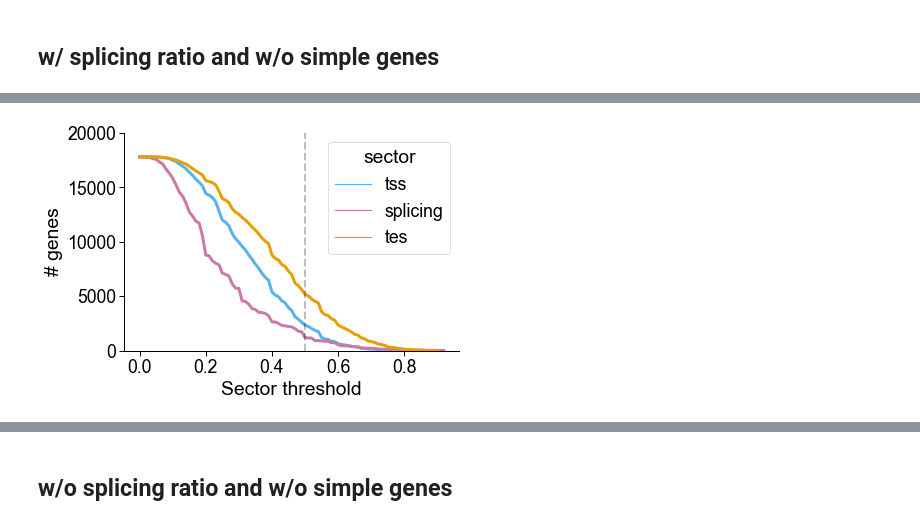
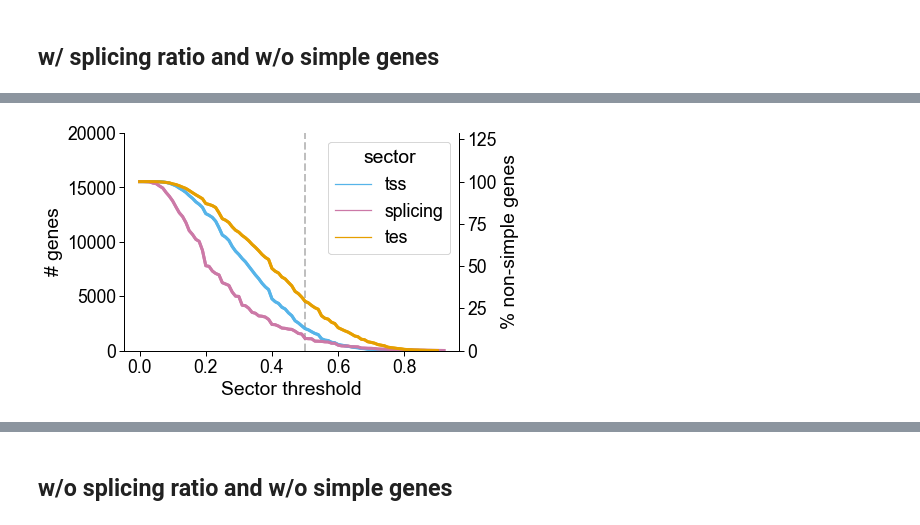
Before and after one commit to fairliereese/paper_rnawg, a Jupyter notebook: figures_revisions/revisions/sector_thresh_param_search.ipynb, the cells around one changed output, grey strips where cells are left out. Drawn from its saved outputs; the diff is of its cells as text; code cells hidden in the pictures.

```diff
--- a/figures_revisions/revisions/sector_thresh_param_search.ipynb
+++ b/figures_revisions/revisions/sector_thresh_param_search.ipynb
@@ -93,3 +93,10 @@ def assign_param_search_sector(df, kind, thresh, top='splicing_ratio', rm_simple
 ca = cerberus.read(cerberus_h5)
 df = ca.triplets.copy(deep=True)
 df = df.loc[df.source=='obs_det']
+# %%
+gtf_df, _, _ = get_gtf_info(ver=ver, how='gene', add_stable_gid=True)
+df = df.merge(gtf_df[['gid_stable', 'biotype_category']],
+              how='left',
+              left_on='gid',
+              right_on='gid_stable')
+df = df.loc[df.biotype_category==gene_subset]
@@ -190,6 +207,8 @@ big_df.head()
 | 0 | tss | 26542 | tss | 0.04 |
 # %% [markdown]
 ## w/ splicing ratio and w/o simple genes
+# %%
+n_non_simple = len(df.loc[df.sector!='simple'].index)
 # %%
 big_df = pd.DataFrame()
 for feat in ['tss', 'ic', 'tes']:
@@ -202,3 +221,8 @@ for feat in ['tss', 'ic', 'tes']:
         big_df = pd.concat([big_df, temp], axis=0)
         # if i%10 == 0:
         #     print(i)
+big_df['total_genes'] = n_non_simple
+# %%
+big_df.head()
+big_df['perc'] = (big_df.n_genes/big_df.total_genes)*100
+big_df.head()
@@ -205,20 +236,34 @@ for feat in ['tss', 'ic', 'tes']:
 # %%
 sns.set_context('paper', font_scale=2)
 mpl.rcParams['font.family'] = 'Arial'
 mpl.rcParams['pdf.fonttype'] = 42
 c_dict, order = get_sector_colors()
-ax = sns.lineplot(big_df, hue='sector', y='n_genes', x='thresh', linewidth=3, palette=c_dict)
-ax.set(xlabel='Sector threshold', ylabel='# genes', ylim=(0,20000))
-ylims = ax.get_ylim()
-xlims = ax.get_xlim()
 
-ax.vlines(0.50, ylims[0], ylims[1],
+fig, ax1 = plt.subplots()
+ax2 = ax1.twinx()
+
+ax1 = sns.lineplot(big_df, hue='sector',
+                  y='n_genes', x='thresh', linewidth=3,
+                  palette=c_dict, ax=ax1)
+ax2 = sns.lineplot(big_df, hue='sector',
+                  y='perc', x='thresh', linewidth=3,
+                  palette=c_dict, ax=ax2)
+
+max_1 = 20000
+max_2 = (100*20000)/big_df.total_genes.tolist()[0]
+ax1.set(xlabel='Sector threshold', ylabel='# genes', ylim=(0,max_1))
+ax2.set(xlabel='Sector threshold', ylabel='% non-simple genes', ylim=(0,max_2))
+ylims = ax1.get_ylim()
+xlims = ax1.get_xlim()
+
+ax1.vlines(0.50, ylims[0], ylims[1],
                       colors='k', linestyles='dashed',
                       linewidth=2, alpha=0.25)
 # ax.hlines(0, xlims[0], xlims[1],
 #                       colors='k', linestyles='dashed',
 #                       linewidth=2, alpha=0.25)
-ax.spines['right'].set_visible(False)
-ax.spines['top'].set_visible(False)
+# ax.spines['right'].set_visible(False)
+ax1.spines['top'].set_visible(False)
+ax2.spines['top'].set_visible(False)
 # %% [output]
-[figure, old version]
+[figure, new version]
```
Also changed, not shown: parts of 3 cells of this notebook, 3 other files.
